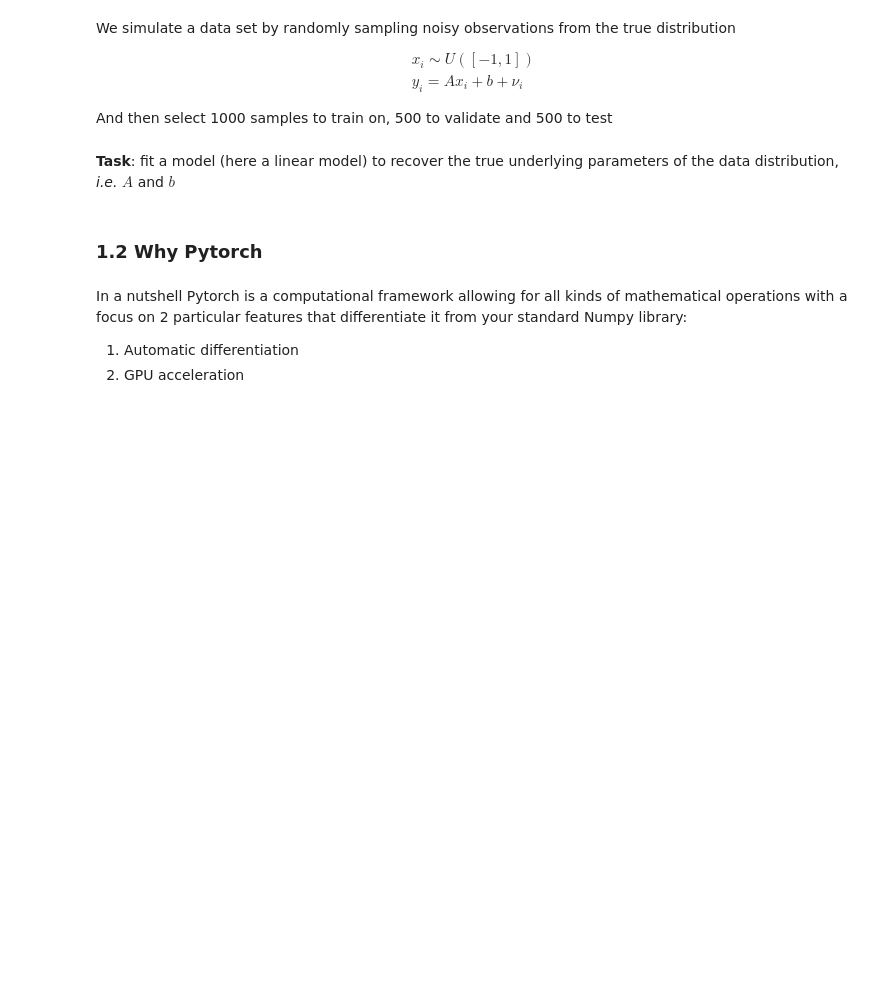
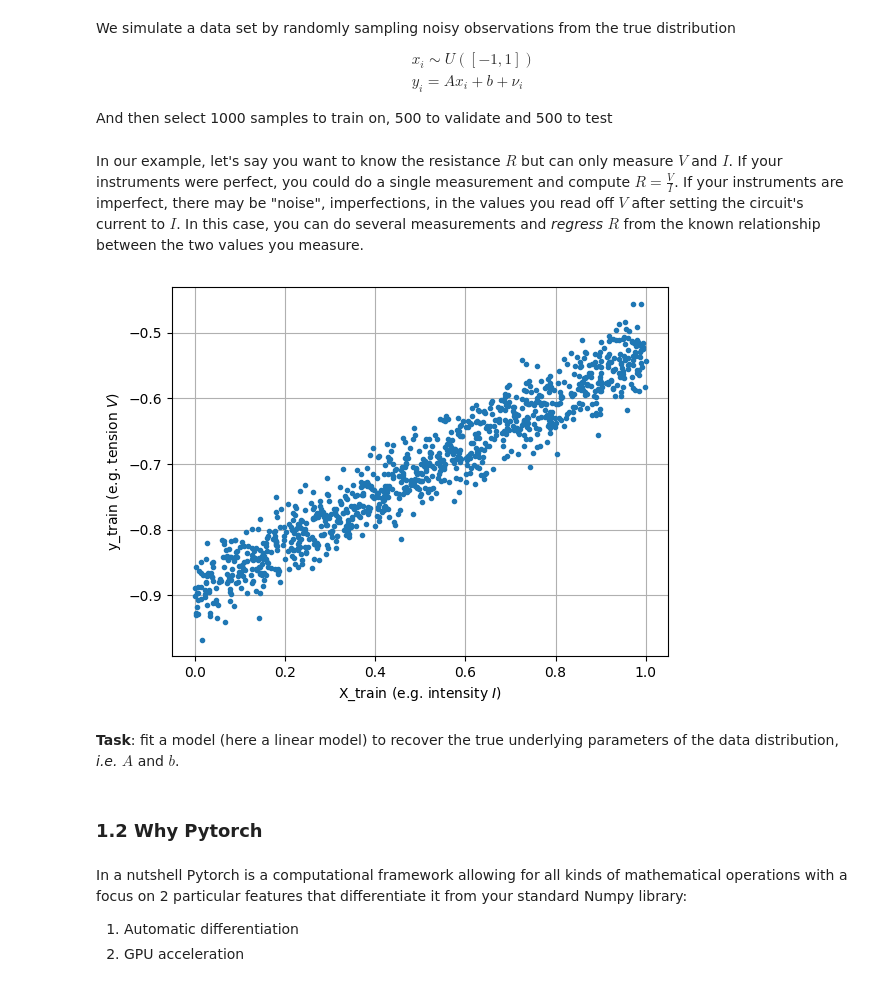
Before and after one commit to vict0rsch/pytorch-tutorial, a Jupyter notebook: learn_pytorch.ipynb, the cells around one changed output. Cells and saved outputs as stored; diff of their text form; code cells hidden in the pictures; blank space fills up the shorter version.

```diff
--- a/learn_pytorch.ipynb
+++ b/learn_pytorch.ipynb
@@ -280,6 +308,8 @@ We simulate a data set by randomly sampling noisy observations from the true dis
 \end{align*}
 
 And then select 1000 samples to train on, 500 to validate and 500 to test
+# %% [markdown]
+In our example, let's say you want to know the resistance $R$ but can only measure $V$ and $I$. If your instruments were perfect, you could do a single measurement and compute $R = \frac{V}{I}$. If your instruments are imperfect, there may be "noise", imperfections, in the values you read off $V$ after setting the circuit's current to $I$. In this case, you can do several measurements and *regress* $R$ from the known relationship between the two values you measure.
 # %%
 n_samples = 2000
 n_train = 1000
@@ -304,14 +334,16 @@ y_test = Y[n_train + 500 :]
 # %%
 if input_dim == output_dim == 1:
     fig = plt.figure()
     fig.clf()
     ax = fig.gca()
     ax.plot(X_train, y_train, ".")
     ax.grid(True)
-    ax.set_xlabel("X_train")
-    ax.set_ylabel("y_train")
+    ax.set_xlabel("X_train (e.g. intensity $I$)")
+    ax.set_ylabel("y_train (e.g. tension $V$)")
+# %% [output]
+[figure, added]
 # %% [markdown]
-**Task**: fit a model (here a linear model) to recover the true underlying parameters of the data distribution, *i.e.* $A$ and $b$
+**Task**: fit a model (here a linear model) to recover the true underlying parameters of the data distribution, *i.e.* $A$ and $b$.
 # %% [markdown]
 ### 1.2 Why Pytorch
 # %% [markdown]
```
Also changed, not shown: parts of 5 cells of this notebook.
